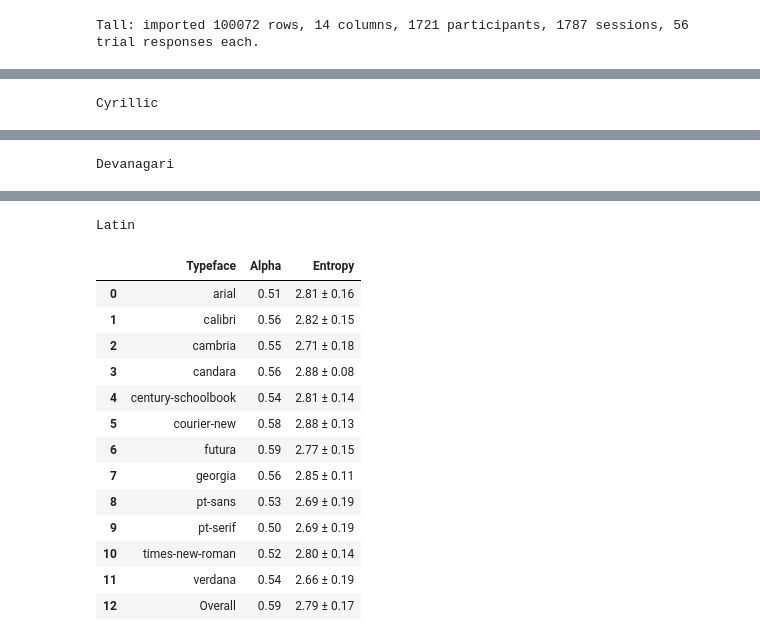
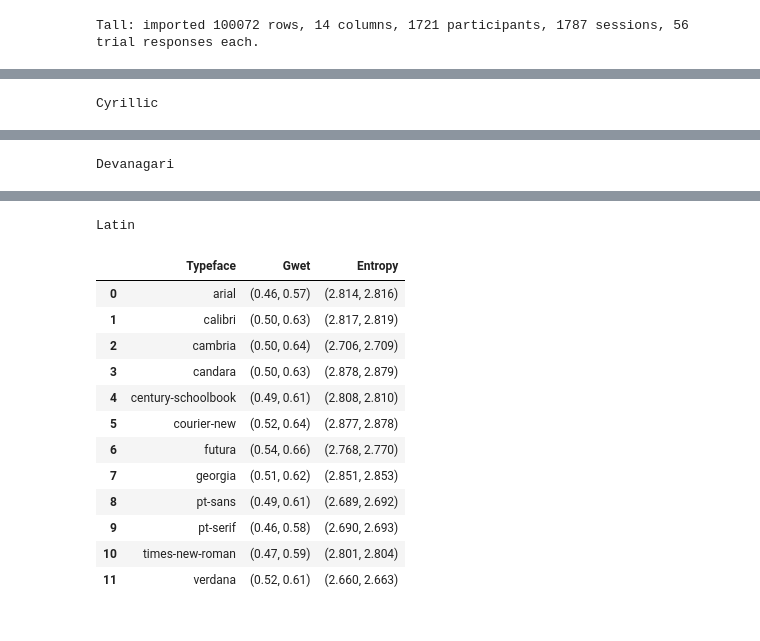
Before and after one commit to MrBrezina/context-sensitive-visual-similarity, a Jupyter notebook: data/participants-agreement.ipynb, the cells around one changed output, grey strips where cells are left out. Drawn from its saved outputs; the diff is of its cells as text; code cells hidden in the pictures.

```diff
--- a/data/participants-agreement.ipynb
+++ b/data/participants-agreement.ipynb
@@ -75,17 +124,22 @@ edata = edata[edata["order"] == 1]
 # Entropy per script (box plots)
 
 # report & plot multiple box plots next to each other
-fig, axes = plt.subplots(1, 3, sharey=True, figsize=(6, 4))
+fig, axes = plt.subplots(1, 4, sharey=True, figsize=(6, 4))
 fig.subplots_adjust(wspace=0.2, hspace=0)
-for i, script in enumerate(SCRIPTS):
-  entropy_values = edata[edata["script"] == script]["entropy"]
+
+for i, script in enumerate(SCRIPTS+["ALL"]):
+  if script == "ALL":
+    entropy_values = edata["entropy"]
+  else:
+    entropy_values = edata[edata["script"] == script]["entropy"]
+    script = script.title()
   entropy_values.name = ""
   entropy_values.plot(kind="box",
                       patch_artist=True,
                       showfliers=False,
                       boxprops=dict(facecolor="white", color=COL),
                       color=box_colors,
-                      xlabel=script.title(),
+                      xlabel=script,
                       title="",
                       ax=axes[i],
                       )
@@ -95,8 +149,8 @@ fig.savefig("graphics/entropy_box-plots.pdf", bbox_inches="tight")
 # %%
-# Krippendorff’s alpha and entropy per script and typeface
+# Participant agreement per script and typeface
 
-COLS = ["Typeface", "Alpha", "Entropy"]
-
+# per typeface
+COLS = ["Typeface", "Gwet", "Entropy"]
 for script in SCRIPTS:
   print(script.title())
   results = pd.DataFrame(columns=COLS)
@@ -105,20 +159,38 @@ for script in SCRIPTS:
     adata = pd.DataFrame(data_wide[(script, typeface,)].dropna(how="all"))
     for c in adata.columns:
       adata[c] = [np.nan if pd.isnull(v) else CHARS.index(v) for v in adata[c].values]
-    alpha = krippendorff.alpha(reliability_data=adata.values, level_of_measurement='nominal')
+    raters = CAC(adata.T)
+    gwet = raters.gwet()["est"]["confidence_interval"]
+    # considered only order=1
     entropy = edata[(edata["script"] == script) & (edata["typeface"] == typeface)]["entropy"]
-    results.loc[len(results), COLS] = [typeface, f"{alpha:.2f}", f"{entropy.mean():.2f} ± {entropy.std():.2f}"]
-    #print(f"- {typeface}: {alpha:.2f}")
+    entropy_ci = get_mean_ci(entropy)
+    results.loc[len(results), COLS] = [
+      typeface,
+      f"({gwet[0]:.2f}, {gwet[1]:.2f})",
+      f"({entropy_ci[0]:.3f}, {entropy_ci[1]:.3f})"
+      ]
+  display(results)
+  results.to_csv(f"csv/agreement_per-typeface_{script}.csv")
 
-  # overall results
+# overall results per script
+COLS = ["Script", "Gwet", "Entropy"]
+results = pd.DataFrame(columns=COLS)
+for script in SCRIPTS:
   adata = pd.DataFrame(data_wide[(script,)].dropna(how="all"))
   for c in adata.columns:
     # taking both order=1 and order=2
     adata[c] = [np.nan if pd.isnull(v) else CHARS.index(v) for v in adata[c].values]
-  alpha = krippendorff.alpha(reliability_data=adata.values, level_of_measurement="nominal")
+  raters = CAC(adata.T)
+  gwet = raters.gwet()["est"]["confidence_interval"]
+  # considered only order=1
   entropy = edata[edata["script"] == script]["entropy"]
-  results.loc[len(results), COLS] = ["Overall", f"{alpha:.2f}", f"{entropy.mean():.2f} ± {entropy.std():.2f}"]
-  display(results)
-  results.to_csv(f"csv/agreement_per-typeface_{script}.csv")
+  entropy_ci = get_mean_ci(entropy)
+  results.loc[len(results), COLS] = [
+    script.title(),
+    f"({gwet[0]:.2f}, {gwet[1]:.2f})",
+    f"({entropy_ci[0]:.3f}, {entropy_ci[1]:.3f})"
+    ]
+display(results)
+results.to_csv(f"csv/agreement_per-script.csv")
 # %% [output]
 Cyrillic
@@ -146,15 +216,14 @@ Devanagari
 Latin
-|  | Typeface | Alpha | Entropy |
-| 0 | arial | 0.51 | 2.81 ± 0.16 |
-| 1 | calibri | 0.56 | 2.82 ± 0.15 |
-| 2 | cambria | 0.55 | 2.71 ± 0.18 |
-| 3 | candara | 0.56 | 2.88 ± 0.08 |
-| 4 | century-schoolbook | 0.54 | 2.81 ± 0.14 |
-| 5 | courier-new | 0.58 | 2.88 ± 0.13 |
-| 6 | futura | 0.59 | 2.77 ± 0.15 |
-| 7 | georgia | 0.56 | 2.85 ± 0.11 |
-| 8 | pt-sans | 0.53 | 2.69 ± 0.19 |
-| 9 | pt-serif | 0.50 | 2.69 ± 0.19 |
-| 10 | times-new-roman | 0.52 | 2.80 ± 0.14 |
-| 11 | verdana | 0.54 | 2.66 ± 0.19 |
-| 12 | Overall | 0.59 | 2.79 ± 0.17 |
+|  | Typeface | Gwet | Entropy |
+| 0 | arial | (0.46, 0.57) | (2.814, 2.816) |
+| 1 | calibri | (0.50, 0.63) | (2.817, 2.819) |
+| 2 | cambria | (0.50, 0.64) | (2.706, 2.709) |
+| 3 | candara | (0.50, 0.63) | (2.878, 2.879) |
+| 4 | century-schoolbook | (0.49, 0.61) | (2.808, 2.810) |
+| 5 | courier-new | (0.52, 0.64) | (2.877, 2.878) |
+| 6 | futura | (0.54, 0.66) | (2.768, 2.770) |
+| 7 | georgia | (0.51, 0.62) | (2.851, 2.853) |
+| 8 | pt-sans | (0.49, 0.61) | (2.689, 2.692) |
+| 9 | pt-serif | (0.46, 0.58) | (2.690, 2.693) |
+| 10 | times-new-roman | (0.47, 0.59) | (2.801, 2.804) |
+| 11 | verdana | (0.52, 0.61) | (2.660, 2.663) |
```
Also changed, not shown: parts of 8 cells of this notebook, 7 other files.
